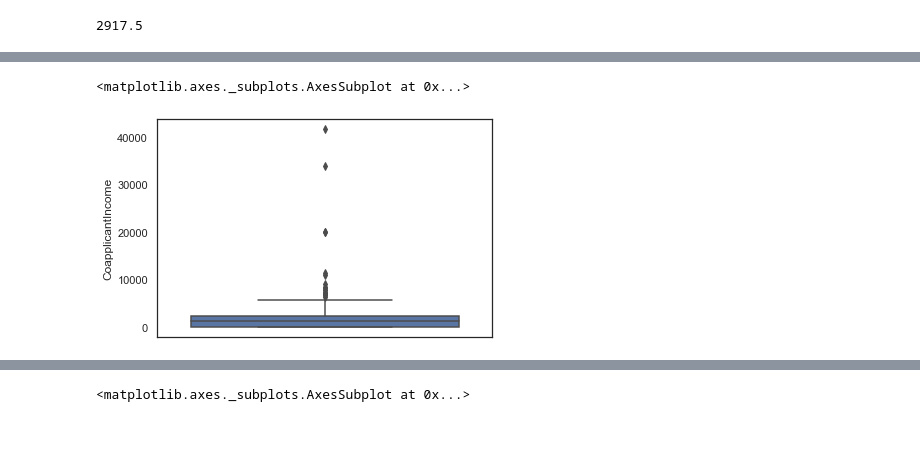
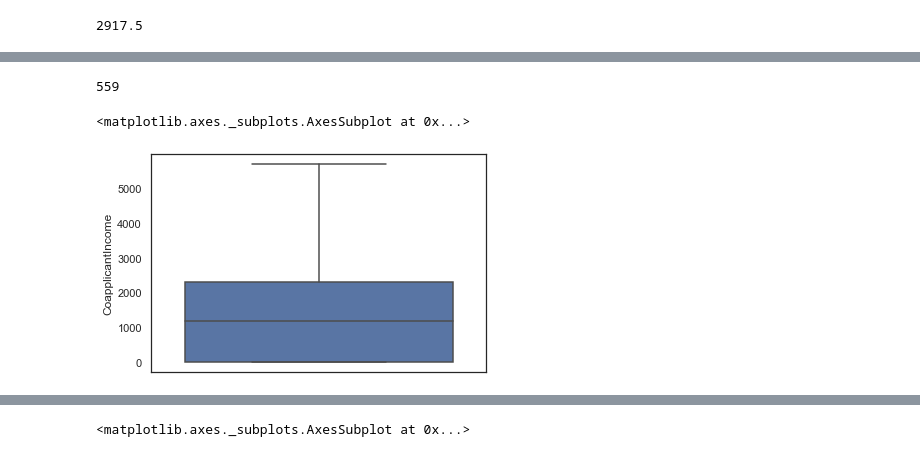
Before and after one commit to srikanthpragada/DS_01_OCT_2019, a Jupyter notebook: loan/loan_prediction.ipynb, the cells around one changed output, grey strips where cells are left out. Saved outputs shown, nothing was run; the diff lists cells and outputs as text; code cells hidden in the pictures.

```diff
--- a/loan/loan_prediction.ipynb
+++ b/loan/loan_prediction.ipynb
@@ -270,5 +250,9 @@ Text(0.5, 1.0, 'Applicant Income By Education')
+# %%
+(train['ApplicantIncome'] < 10000).sum()
+# %% [output]
+559
 # %%
-sns.boxplot(x="CoapplicantIncome",data=train, orient='vertical', showfliers=True)
+sns.boxplot(x="CoapplicantIncome",data=train, orient='vertical', showfliers=False)
 # %% [output]
 <matplotlib.axes._subplots.AxesSubplot at 0x...>
-[figure, old version]
+[figure, new version]
```
Also changed, not shown: parts of 9 cells of this notebook, 3 other files.
